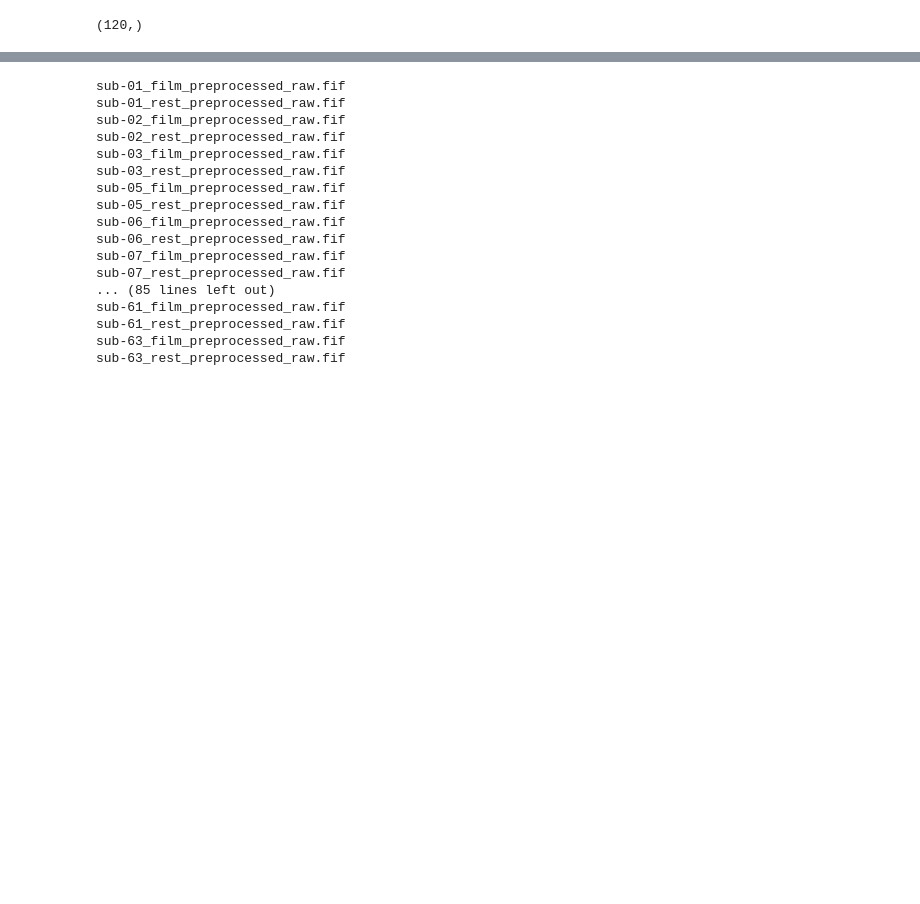
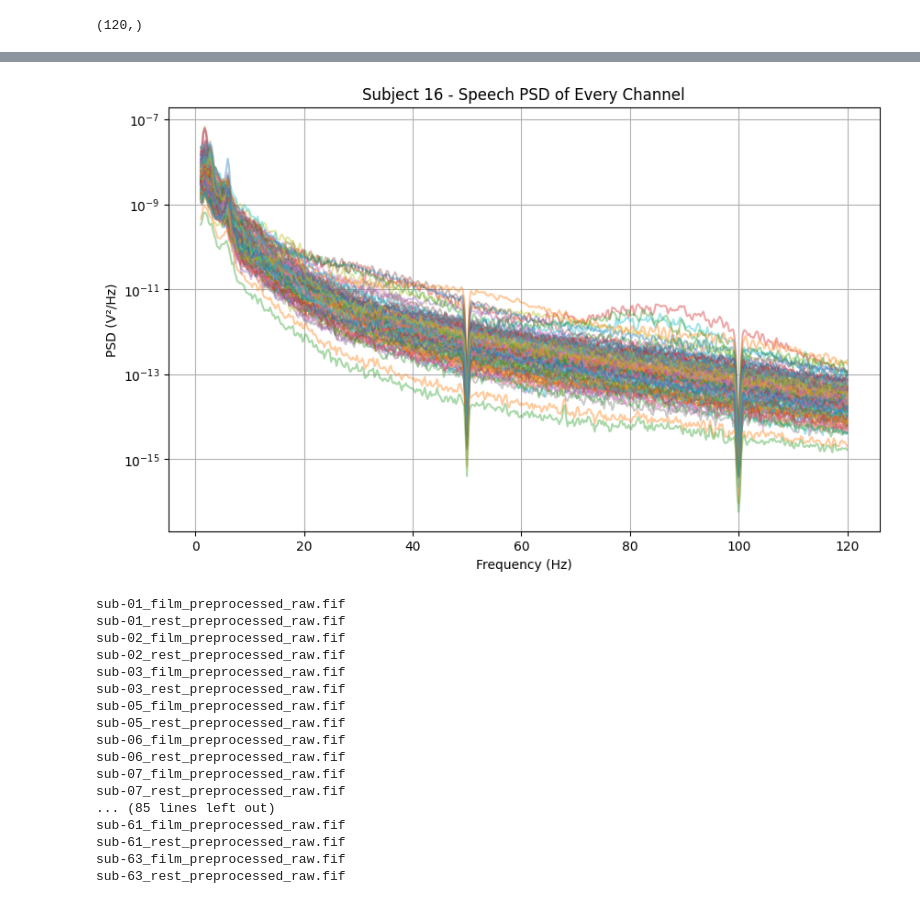
Before and after one commit to muqadasah/ieeg-fmri-dataset-analysis, a Jupyter notebook: PSD_analysis/psd.ipynb, the cells around one changed output, grey strips where cells are left out. Drawn from its saved outputs; the diff is of its cells as text; code cells hidden in the pictures; blank space fills up the shorter version.

```diff
--- a/PSD_analysis/psd.ipynb
+++ b/PSD_analysis/psd.ipynb
@@ -433,3 +433,27 @@ plt.show()
+# %%
+import matplotlib.pyplot as plt
+
+subject = "16"
+
+psd = subject_psd[subject]["speech"]["psd"]      # (epochs, channels, freqs)
+freqs = subject_psd[subject]["speech"]["freqs"]
+
+# Average across epochs only
+channel_psd = psd.mean(axis=0)                   # (channels, freqs)
+
+plt.figure(figsize=(10,6))
+
+for ch in range(channel_psd.shape[0]):
+    plt.semilogy(freqs, channel_psd[ch], alpha=0.4)
+
+plt.xlabel("Frequency (Hz)")
+plt.ylabel("PSD (V²/Hz)")
+plt.title(f"Subject {subject} - Speech PSD of Every Channel")
+plt.grid(True)
+
+plt.show()
+# %% [output]
+[figure, added]
 # %%
 from pathlib import Path
 
```
Also changed, not shown: parts of 3 cells of this notebook, 1 other file.
